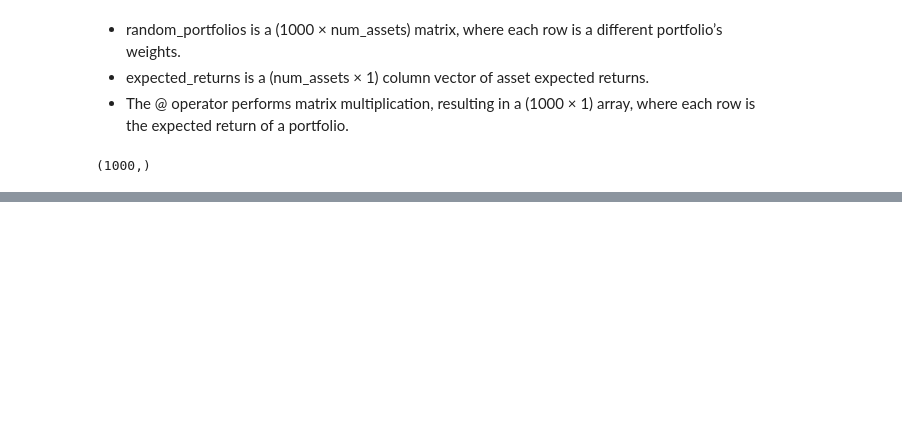
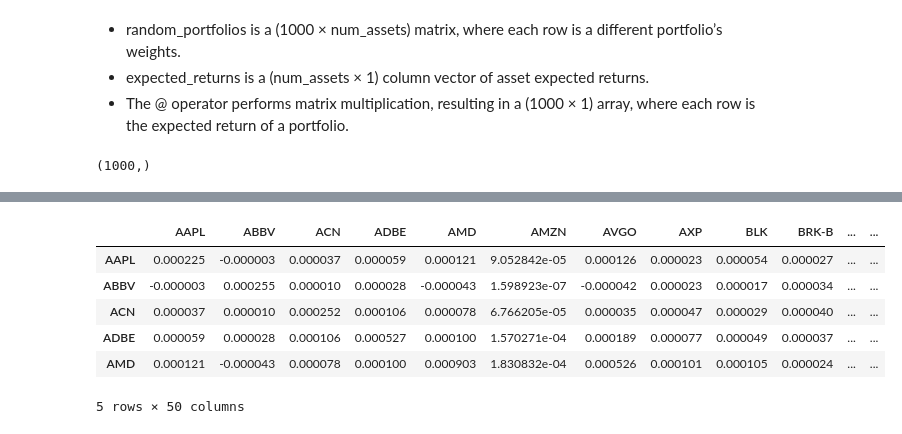
Before and after one commit to Lennykiruthu/foundation-ds-projects, a Jupyter notebook: monte_carlo_notebook.ipynb, the cells around one changed output, grey strips where cells are left out. Drawn from its saved outputs; the diff is of its cells as text; code cells hidden in the pictures; blank space fills up the shorter version.

```diff
--- a/monte_carlo_notebook.ipynb
+++ b/monte_carlo_notebook.ipynb
@@ -417,0 +462,11 @@ portfolio_expected_returns.shape
+# %%
+cov_matrix = data['Log Returns'].cov()
+cov_matrix.head()
+# %% [output]
+|  | AAPL | ABBV | ACN | ADBE | AMD | AMZN | AVGO | AXP | BLK | BRK-B | ... | ... |
+| AAPL | 0.000225 | -0.000003 | 0.000037 | 0.000059 | 0.000121 | 9.052842e-05 | 0.000126 | 0.000023 | 0.000054 | 0.000027 | ... | ... |
+| ABBV | -0.000003 | 0.000255 | 0.000010 | 0.000028 | -0.000043 | 1.598923e-07 | -0.000042 | 0.000023 | 0.000017 | 0.000034 | ... | ... |
+| ACN | 0.000037 | 0.000010 | 0.000252 | 0.000106 | 0.000078 | 6.766205e-05 | 0.000035 | 0.000047 | 0.000029 | 0.000040 | ... | ... |
+| ADBE | 0.000059 | 0.000028 | 0.000106 | 0.000527 | 0.000100 | 1.570271e-04 | 0.000189 | 0.000077 | 0.000049 | 0.000037 | ... | ... |
+| AMD | 0.000121 | -0.000043 | 0.000078 | 0.000100 | 0.000903 | 1.830832e-04 | 0.000526 | 0.000101 | 0.000105 | 0.000024 | ... | ... |
+5 rows × 50 columns
```
Also changed, not shown: parts of 16 cells of this notebook.
